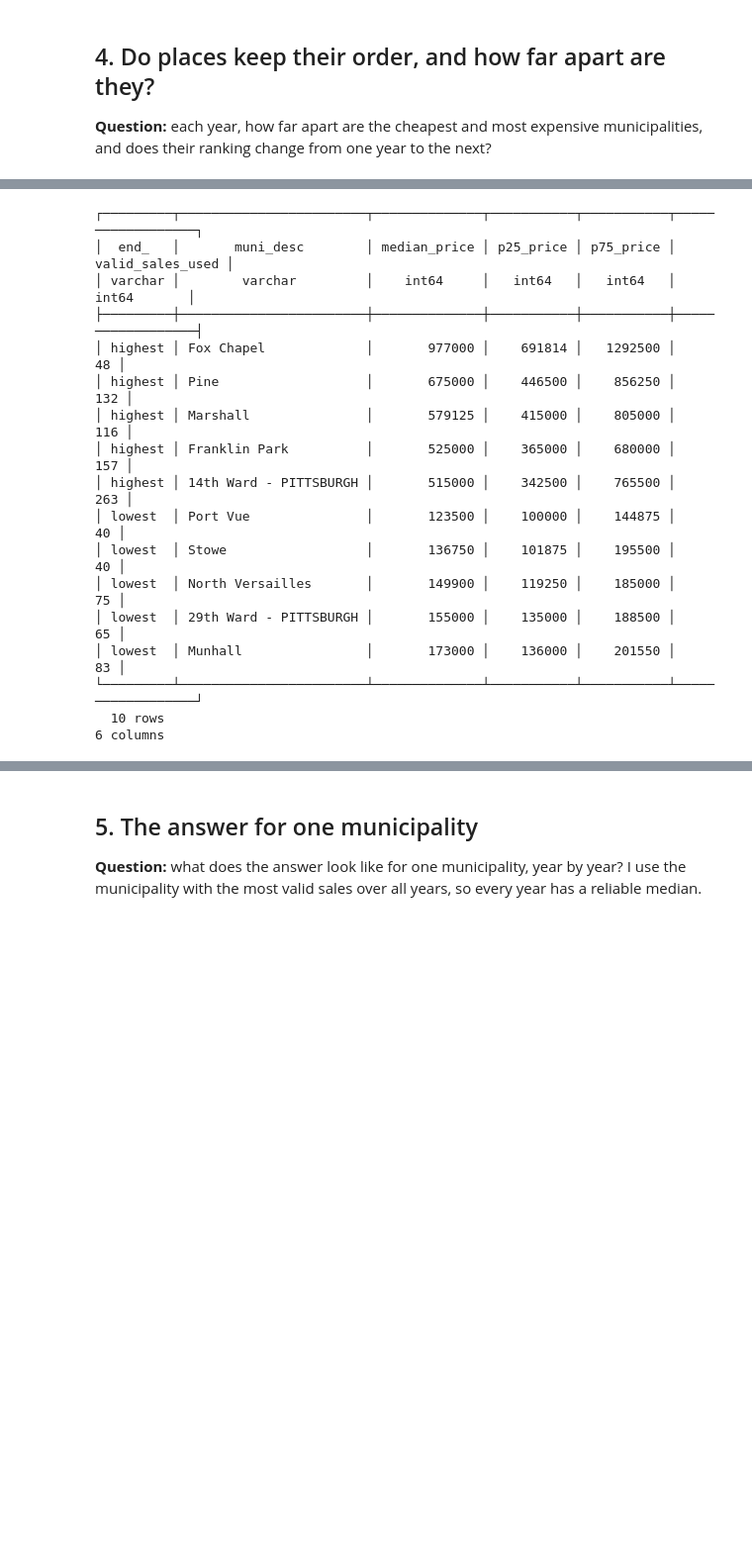
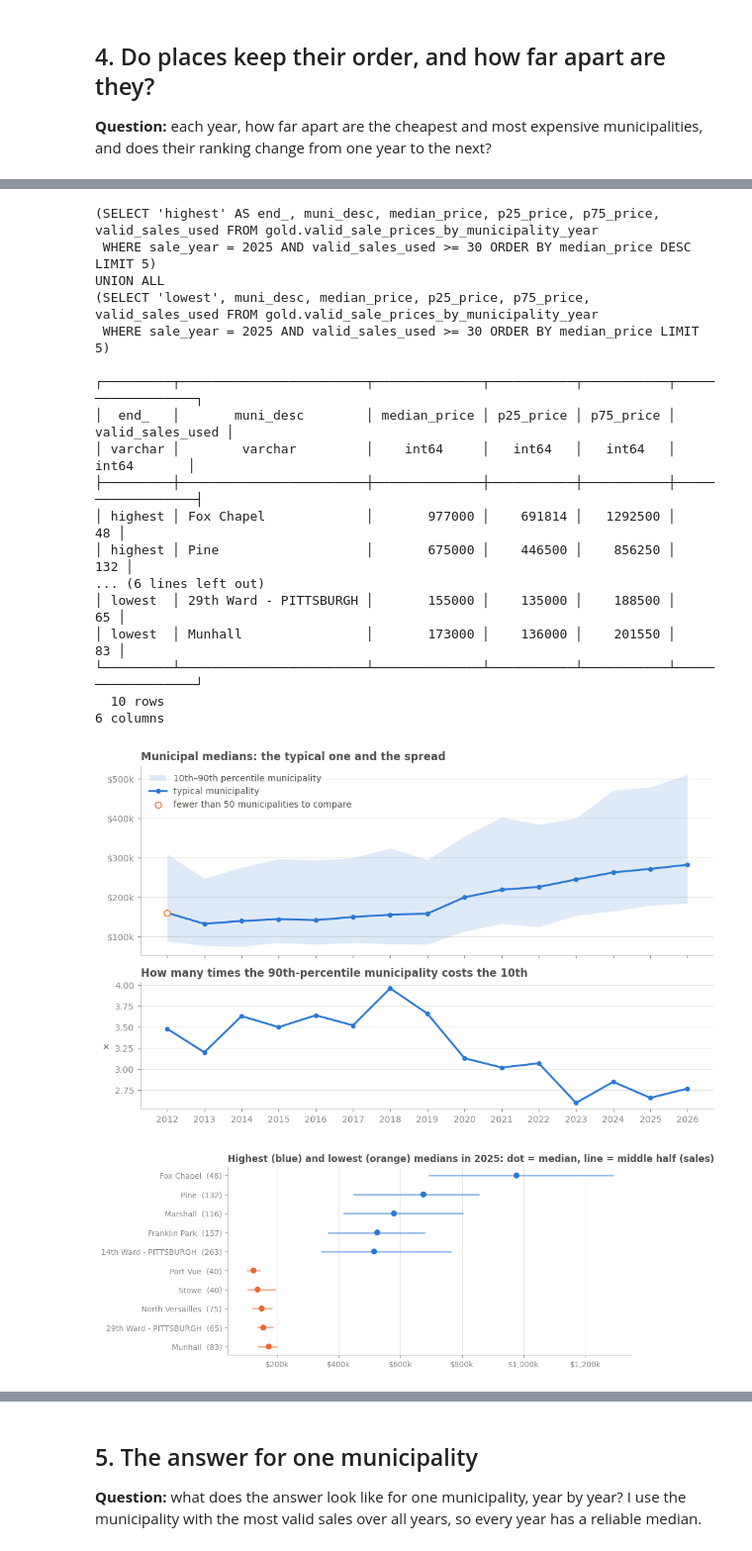
Before and after one commit to hithaishree98/Alleghany_county_property_sales_transaction, a Jupyter notebook: notebooks/04_output_table.ipynb, the cells around one changed output, grey strips where cells are left out. Shown at 99% size. Drawn from its saved outputs; the diff is of its cells as text; code cells hidden in the pictures; blank space fills up the shorter version.

```diff
--- a/notebooks/04_output_table.ipynb
+++ b/notebooks/04_output_table.ipynb
@@ -244,28 +279,59 @@ SELECT * FROM spread LEFT JOIN order_kept USING (sale_year) ORDER BY sale_year
   15 rows                                                                                                 7 columns
 # %%
 # Highest and lowest in the latest complete year
-show(f"""
-(SELECT 'highest' AS end_, muni_desc, median_price, p25_price, p75_price, valid_sales_used FROM {G}
- WHERE sale_year = {LATEST} AND valid_sales_used >= {MIN_SALES} ORDER BY median_price DESC LIMIT 5)
-UNION ALL
-(SELECT 'lowest', muni_desc, median_price, p25_price, p75_price, valid_sales_used FROM {G}
- WHERE sale_year = {LATEST} AND valid_sales_used >= {MIN_SALES} ORDER BY median_price LIMIT 5)
-""")
+show(Q.highest_lowest(LATEST), echo=True)
 # %% [output]
+(SELECT 'highest' AS end_, muni_desc, median_price, p25_price, p75_price, valid_sales_used FROM gold.valid_sale_prices_by_municipality_year
+ WHERE sale_year = 2025 AND valid_sales_used >= 30 ORDER BY median_price DESC LIMIT 5)
+UNION ALL
+(SELECT 'lowest', muni_desc, median_price, p25_price, p75_price, valid_sales_used FROM gold.valid_sale_prices_by_municipality_year
+ WHERE sale_year = 2025 AND valid_sales_used >= 30 ORDER BY median_price LIMIT 5)
+
 ┌─────────┬────────────────────────┬──────────────┬───────────┬───────────┬──────────────────┐
 │  end_   │       muni_desc        │ median_price │ p25_price │ p75_price │ valid_sales_used │
 │ varchar │        varchar         │    int64     │   int64   │   int64   │      int64       │
 ├─────────┼────────────────────────┼──────────────┼───────────┼───────────┼──────────────────┤
 │ highest │ Fox Chapel             │       977000 │    691814 │   1292500 │               48 │
 │ highest │ Pine                   │       675000 │    446500 │    856250 │              132 │
-│ highest │ Marshall               │       579125 │    415000 │    805000 │              116 │
-│ highest │ Franklin Park          │       525000 │    365000 │    680000 │              157 │
-│ highest │ 14th Ward - PITTSBURGH │       515000 │    342500 │    765500 │              263 │
-│ lowest  │ Port Vue               │       123500 │    100000 │    144875 │               40 │
-│ lowest  │ Stowe                  │       136750 │    101875 │    195500 │               40 │
-│ lowest  │ North Versailles       │       149900 │    119250 │    185000 │               75 │
+... (6 lines left out)
 │ lowest  │ 29th Ward - PITTSBURGH │       155000 │    135000 │    188500 │               65 │
 │ lowest  │ Munhall                │       173000 │    136000 │    201550 │               83 │
 └─────────┴────────────────────────┴──────────────┴───────────┴───────────┴──────────────────┘
   10 rows                                                                          6 columns
+# %%
+sp = df(Q.spread_and_rank())
+thin = sp.municipalities < Q.MIN_MUNICIPALITIES      # too few municipalities to read the county level
+x = sp.sale_year
+
+fig, (top, bottom) = plt.subplots(2, 1, figsize=(9, 5.6), sharex=True, gridspec_kw={"height_ratios": [3, 2]})
+top.fill_between(x, sp.p10_median, sp.p90_median, color=BLUE, alpha=0.15, linewidth=0, label="10th–90th percentile municipality")
+top.plot(x, sp.typical_median, color=BLUE, marker="o", markersize=4, label="typical municipality")
+top.scatter(x[thin], sp.typical_median[thin], s=40, facecolor="white", edgecolor=ORANGE, zorder=3,
+            label=f"fewer than {Q.MIN_MUNICIPALITIES} municipalities to compare")
+dollars(top)
+top.set_title("Municipal medians: the typical one and the spread")
+top.legend(loc="upper left")
+
+bottom.plot(x, sp.p90_to_p10, color=BLUE, marker="o", markersize=4)
+bottom.set_title("How many times the 90th-percentile municipality costs the 10th")
+bottom.set_ylabel("×")
+bottom.set_xticks(x)
+plt.tight_layout()
+plt.show()
+
+ends = df(Q.highest_lowest(LATEST)).iloc[::-1]
+fig, ax = plt.subplots(figsize=(9, 3.8))
+y = range(len(ends))
+colour = [BLUE if e == "highest" else ORANGE for e in ends.end_]
+ax.hlines(y, ends.p25_price, ends.p75_price, color=colour, linewidth=2, alpha=0.5)
+ax.scatter(ends.median_price, y, color=colour, s=36, zorder=3)
+ax.set_yticks(list(y), [f"{d.strip()}  ({n})" for d, n in zip(ends.muni_desc, ends.valid_sales_used)])
+ax.grid(axis="x"); ax.grid(axis="y", visible=False)
+dollars(ax, "x")
+ax.set_title(f"Highest (blue) and lowest (orange) medians in {LATEST}: dot = median, line = middle half (sales)")
+plt.tight_layout()
+plt.show()
+# %% [output]
+[figure, added]
+[figure, added]
 # %% [markdown]
```
Also changed, not shown: parts of 17 cells of this notebook, 10 other files.
